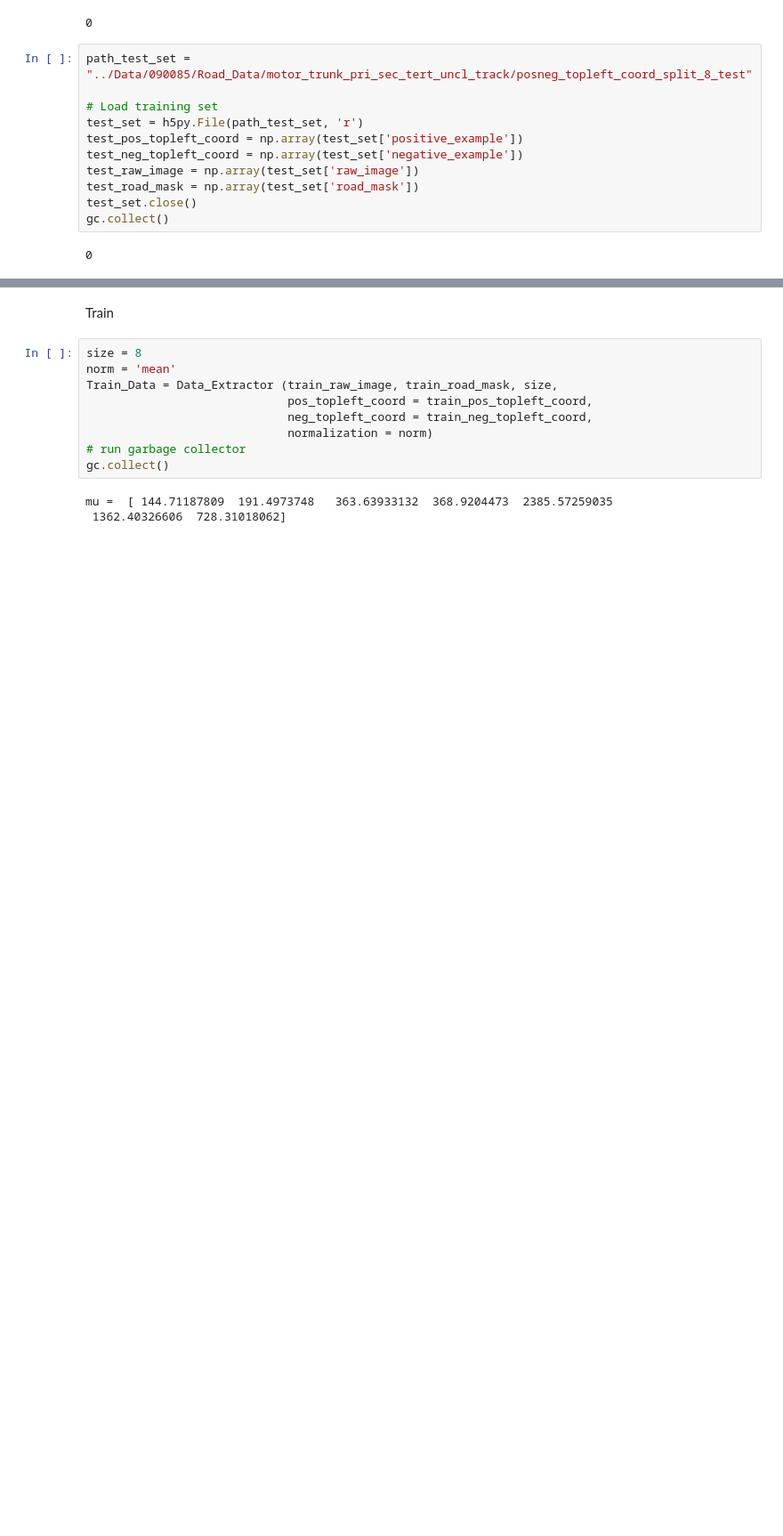
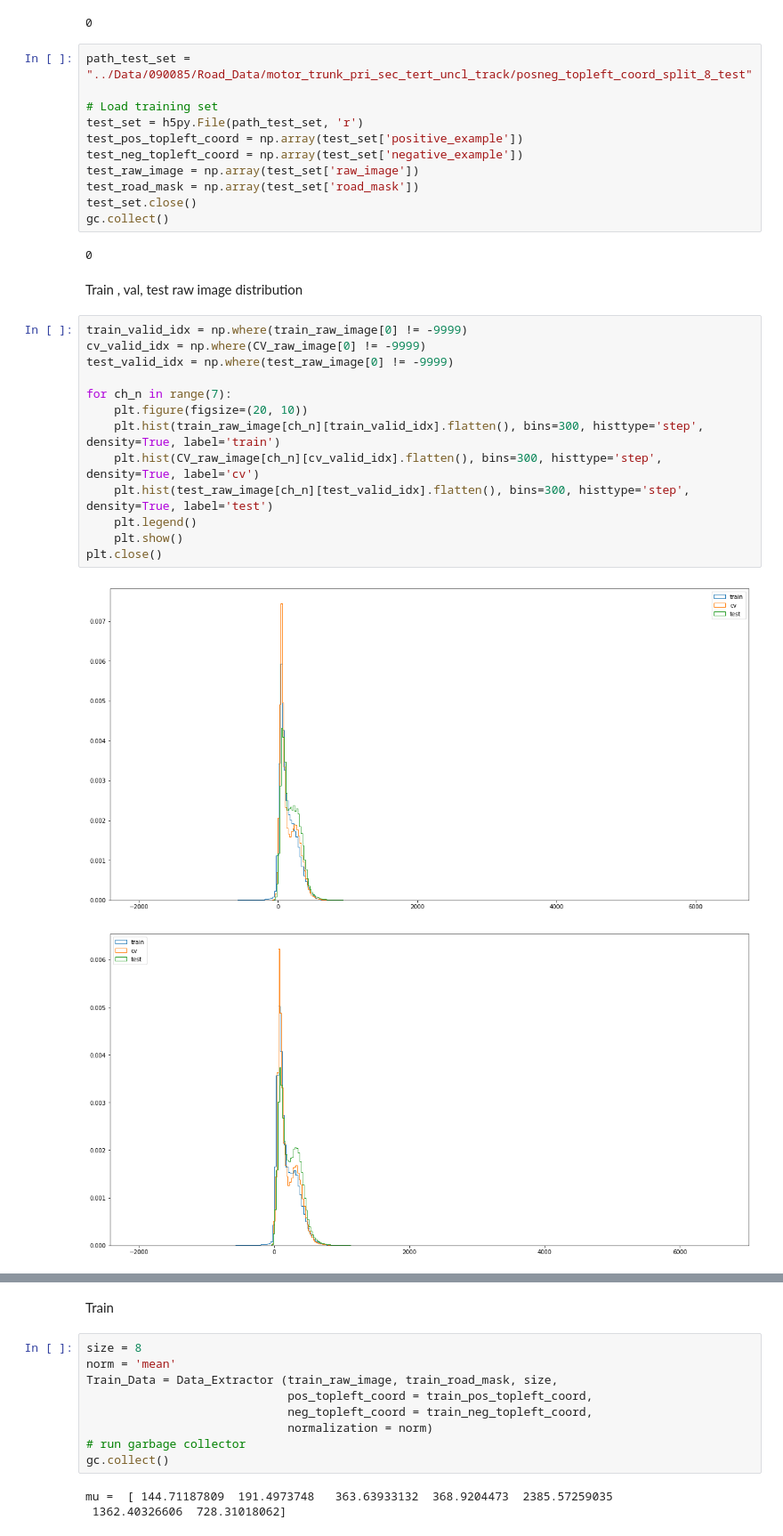
Before and after one commit to LiyaoTang/Road-Extraction-from-Time-Series-Satellite-Images, a Jupyter notebook: Data_Preprocessing/Channel_Analysis.ipynb, the cells around one changed output, grey strips where cells are left out. Shown at 89% size. Cells and saved outputs as stored; diff of their text form; blank space fills up the shorter version.

```diff
--- a/Data_Preprocessing/Channel_Analysis.ipynb
+++ b/Data_Preprocessing/Channel_Analysis.ipynb
@@ -48,3 +48,21 @@ test_set.close()
 gc.collect()
 # %% [output]
 0
+# %% [markdown]
+Train , val, test raw image distribution
+# %%
+train_valid_idx = np.where(train_raw_image[0] != -9999)
+cv_valid_idx = np.where(CV_raw_image[0] != -9999)
+test_valid_idx = np.where(test_raw_image[0] != -9999)
+
+for ch_n in range(7):
+    plt.figure(figsize=(20, 10))
+    plt.hist(train_raw_image[ch_n][train_valid_idx].flatten(), bins=300, histtype='step', density=True, label='train')
+    plt.hist(CV_raw_image[ch_n][cv_valid_idx].flatten(), bins=300, histtype='step', density=True, label='cv')
+    plt.hist(test_raw_image[ch_n][test_valid_idx].flatten(), bins=300, histtype='step', density=True, label='test')
+    plt.legend()
+    plt.show()
+plt.close()
+# %% [output]
+[figure, added]
+[figure, added]
```
Also changed, not shown: parts of 11 cells of this notebook, 3 other files.
